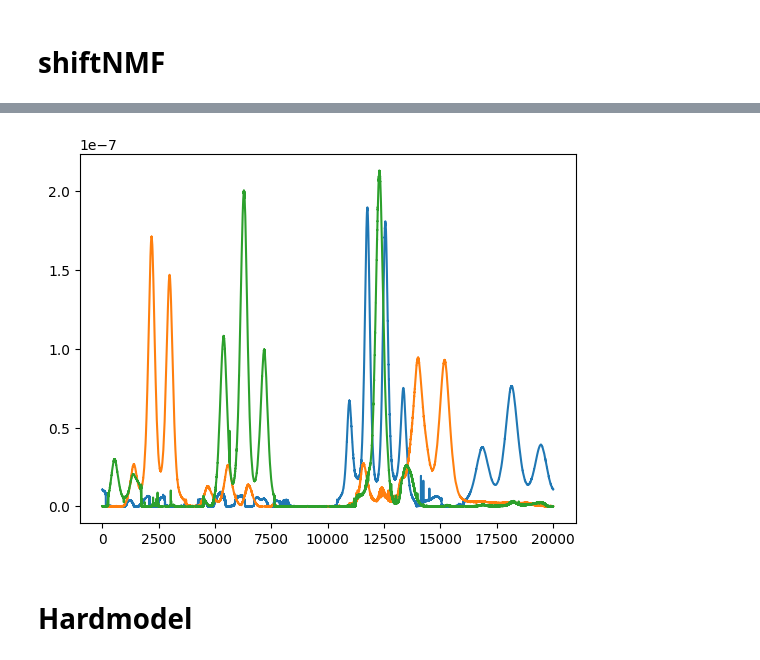
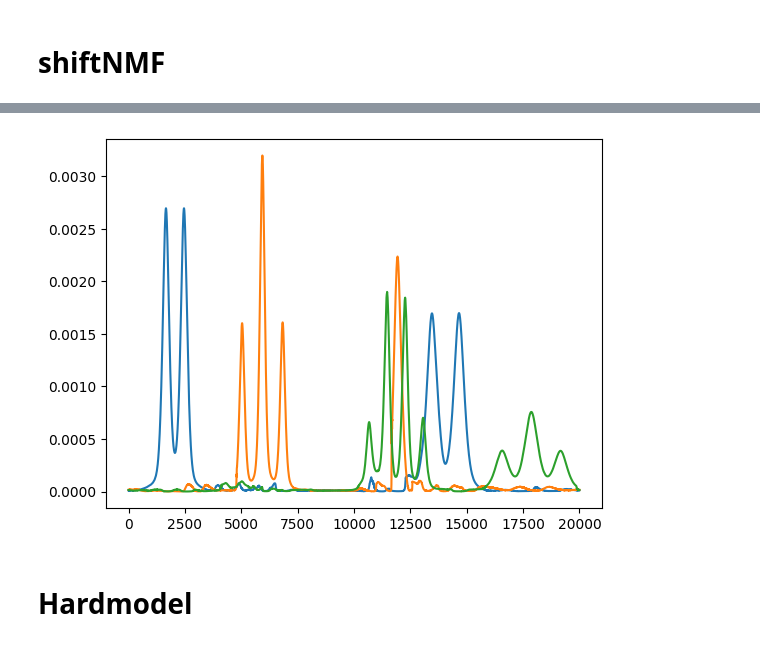
Before and after one commit to LucasEmcken/Bachelorprojekt, a Jupyter notebook: artificial_experiment.ipynb, the cells around one changed output, grey strips where cells are left out. Saved outputs shown, nothing was run; the diff lists cells and outputs as text; code cells hidden in the pictures.

```diff
--- a/artificial_experiment.ipynb
+++ b/artificial_experiment.ipynb
@@ -47,9 +48,11 @@ plt.show()
 # shiftNMF
 # %%
 
-nmf = ShiftNMF(X_ART, 3, lr=0.1, alpha=1e-6, patience=1000, min_imp=0)
-W_est, H_est, tau_est = nmf.fit(verbose=1, max_iter=500, tau_iter=0, Lambda=0.000)
+nmf = ShiftNMF(X_ART_NOISY, 3, lr=0.1, alpha=1e-6, patience=30, min_imp=0.001)
+W_est, H_est, tau_est = nmf.fit(verbose=1, max_iter=1000, tau_iter=0)
 
 plt.plot(H_est.T)
 plt.show()
+#0.022699544494929644
+#0.06678218496574104
 # %% [output]
@@ -57,4 +60,4 @@ epoch: 500, Loss: 0.0935539676694537, Tau: 6218.80784395208765
-[figure, old version]
+[figure, new version]
 # %% [markdown]
 # Hardmodel
 # %%
```
Also changed, not shown: parts of 3 cells of this notebook.
